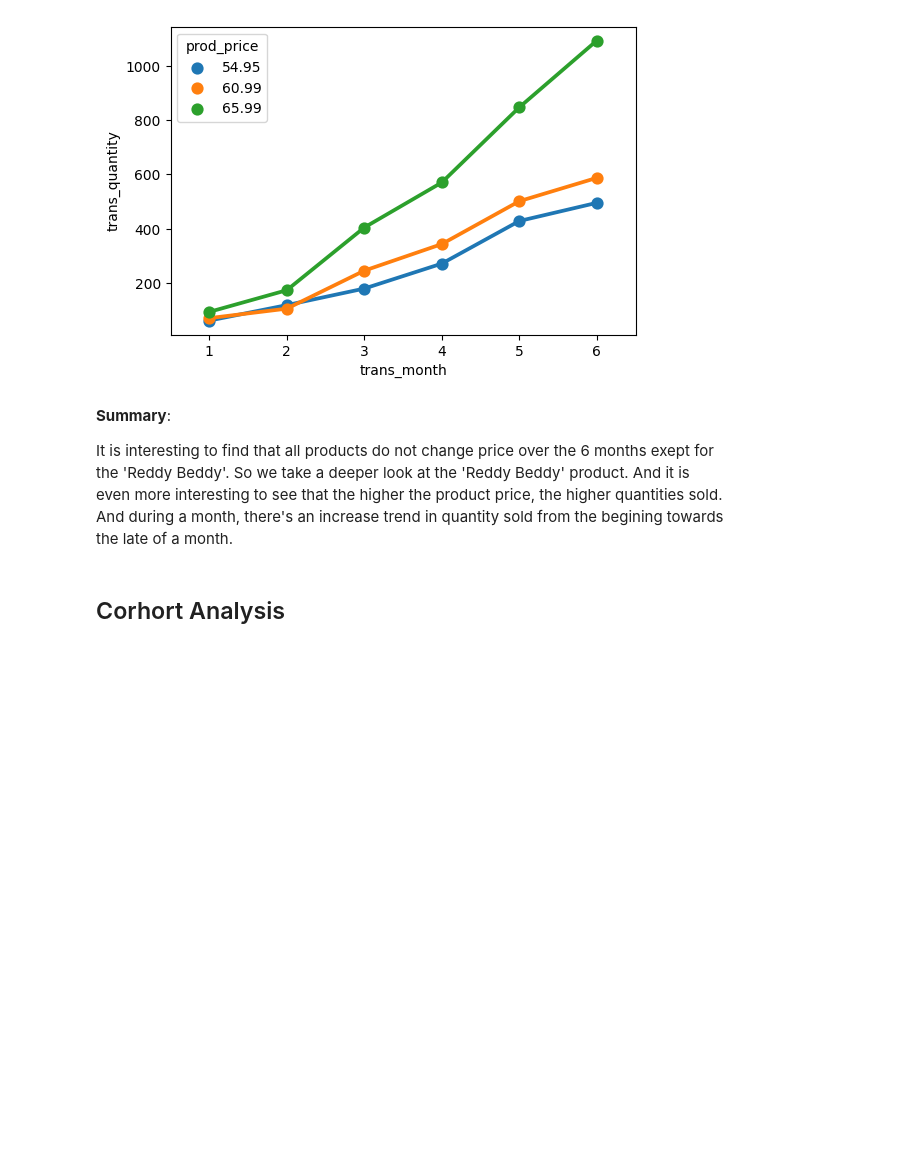
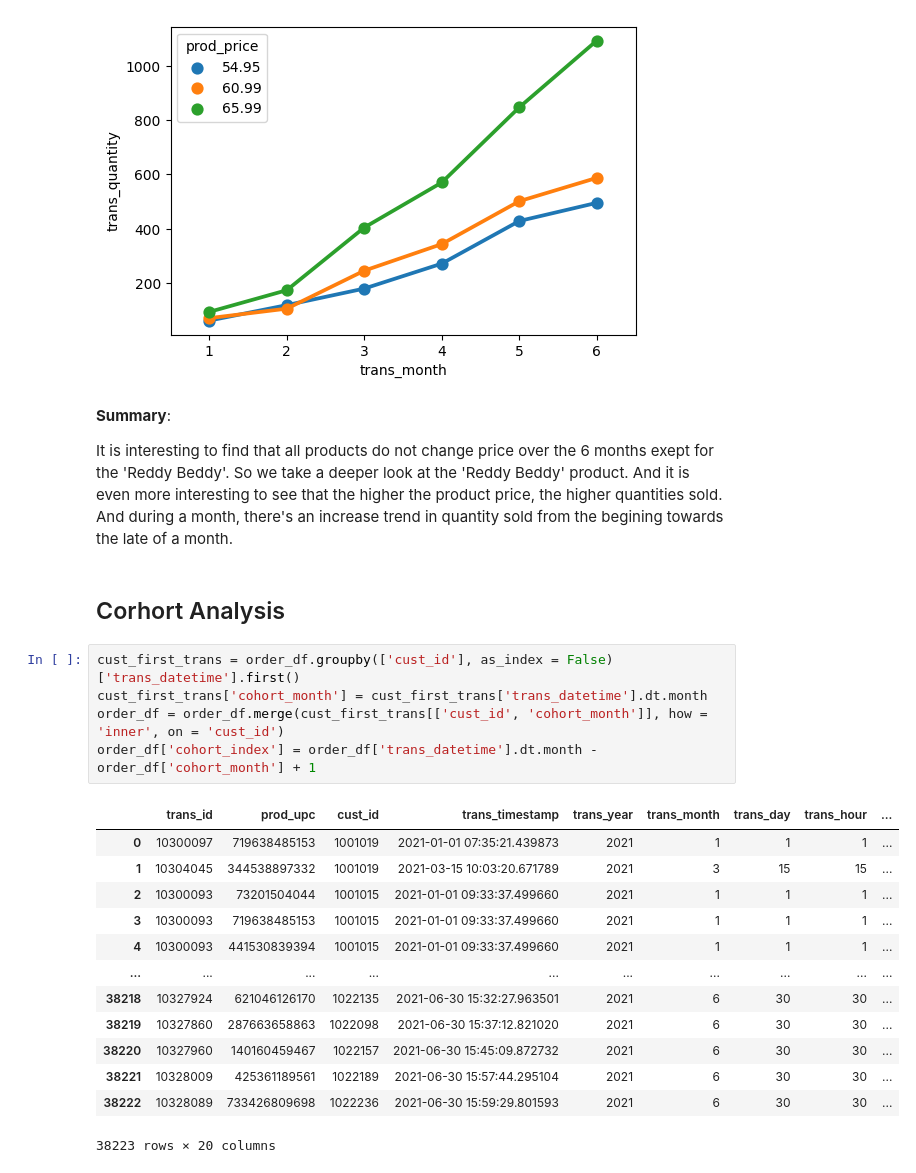
Before and after one commit to southnorthist/kaggle_analysis, a Jupyter notebook: Projects/marketing-analytics/online-retail-sales-trend-analysis/analysis-python.ipynb, the cells around one changed output. Cells and saved outputs as stored; diff of their text form; blank space fills up the shorter version.

```diff
--- a/Projects/marketing-analytics/online-retail-sales-trend-analysis/analysis-python.ipynb
+++ b/Projects/marketing-analytics/online-retail-sales-trend-analysis/analysis-python.ipynb
@@ -606,3 +606,22 @@ __Summary__:
 It is interesting to find that all products do not change price over the 6 months exept for the 'Reddy Beddy'. So we take a deeper look at the 'Reddy Beddy' product. And it is even more interesting to see that the higher the product price, the higher quantities sold. And during a month, there's an increase trend in quantity sold from the begining towards the late of a month.
 # %% [markdown]
 ## Corhort Analysis
+# %%
+cust_first_trans = order_df.groupby(['cust_id'], as_index = False)['trans_datetime'].first()
+cust_first_trans['cohort_month'] = cust_first_trans['trans_datetime'].dt.month
+order_df = order_df.merge(cust_first_trans[['cust_id', 'cohort_month']], how = 'inner', on = 'cust_id')
+order_df['cohort_index'] = order_df['trans_datetime'].dt.month - order_df['cohort_month'] + 1
+# %% [output]
+|  | trans_id | prod_upc | cust_id | trans_timestamp | trans_year | trans_month | trans_day | trans_hour | ... |
+| 0 | 10300097 | 719638485153 | 1001019 | 2021-01-01 07:35:21.439873 | 2021 | 1 | 1 | 1 | ... |
+| 1 | 10304045 | 344538897332 | 1001019 | 2021-03-15 10:03:20.671789 | 2021 | 3 | 15 | 15 | ... |
+| 2 | 10300093 | 73201504044 | 1001015 | 2021-01-01 09:33:37.499660 | 2021 | 1 | 1 | 1 | ... |
+| 3 | 10300093 | 719638485153 | 1001015 | 2021-01-01 09:33:37.499660 | 2021 | 1 | 1 | 1 | ... |
+| 4 | 10300093 | 441530839394 | 1001015 | 2021-01-01 09:33:37.499660 | 2021 | 1 | 1 | 1 | ... |
+| ... | ... | ... | ... | ... | ... | ... | ... | ... | ... |
+| 38218 | 10327924 | 621046126170 | 1022135 | 2021-06-30 15:32:27.963501 | 2021 | 6 | 30 | 30 | ... |
+| 38219 | 10327860 | 287663658863 | 1022098 | 2021-06-30 15:37:12.821020 | 2021 | 6 | 30 | 30 | ... |
+| 38220 | 10327960 | 140160459467 | 1022157 | 2021-06-30 15:45:09.872732 | 2021 | 6 | 30 | 30 | ... |
+| 38221 | 10328009 | 425361189561 | 1022189 | 2021-06-30 15:57:44.295104 | 2021 | 6 | 30 | 30 | ... |
+| 38222 | 10328089 | 733426809698 | 1022236 | 2021-06-30 15:59:29.801593 | 2021 | 6 | 30 | 30 | ... |
+38223 rows × 20 columns
```
Also changed, not shown: parts of 5 cells of this notebook.
